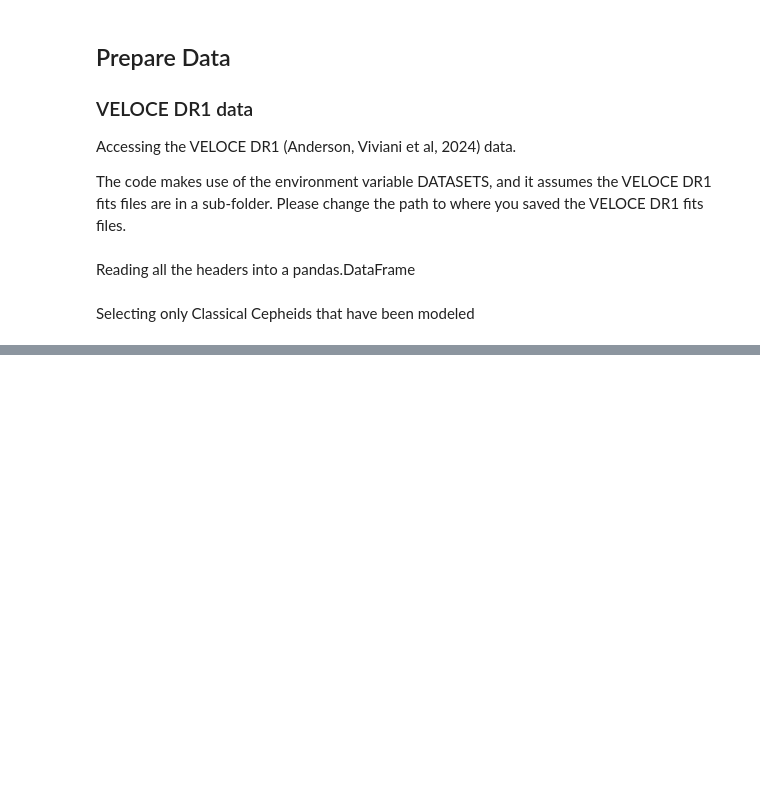
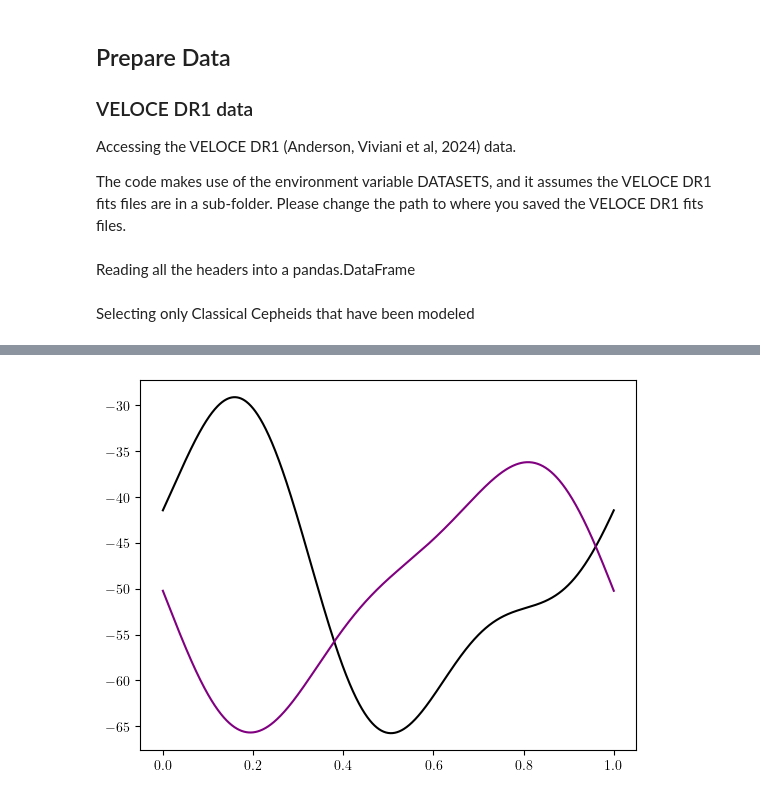
Before and after one commit to giordiviv/veloce-framework, a Jupyter notebook: notebooks/veloceIII_framework.ipynb, the cells around one changed output, grey strips where cells are left out. Saved outputs shown, nothing was run; the diff lists cells and outputs as text; code cells hidden in the pictures; blank space fills up the shorter version.

```diff
--- a/notebooks/veloceIII_framework.ipynb
+++ b/notebooks/veloceIII_framework.ipynb
@@ -75,0 +328,99 @@ veloce_data
+# %%
+ss = None
+nn = "V1197 Cen"
+for _, header in veloce_headers.iterrows():
+    if header["NAME"] == nn:
+        ss = header["GAIA_DR3_SOURCE_ID"]
+E = (
+    df_gaiadr3_selection[df_gaiadr3_selection["source_id"] == int(ss)]["epoch_rv"].iloc[
+        0
+    ]
+    + epoch_offset_gaiadr3
+)
+P = df_gaiadr3_selection[df_gaiadr3_selection["source_id"] == int(ss)]["pf"].iloc[0]
+A = df_gaiadr3_selection[df_gaiadr3_selection["source_id"] == int(ss)][
+    "fund_freq1_harmonic_ampl_rv"
+].iloc[0]
+phi = df_gaiadr3_selection[df_gaiadr3_selection["source_id"] == int(ss)][
+    "fund_freq1_harmonic_phase_rv"
+].iloc[0]
+A_g = df_gaiadr3_selection[df_gaiadr3_selection["source_id"] == int(ss)][
+    "fund_freq1_harmonic_ampl_g"
+].iloc[0]
+phi_g = df_gaiadr3_selection[df_gaiadr3_selection["source_id"] == int(ss)][
+    "fund_freq1_harmonic_phase_g"
+].iloc[0]
+A_bp = df_gaiadr3_selection[df_gaiadr3_selection["source_id"] == int(ss)][
+    "fund_freq1_harmonic_ampl_bp"
+].iloc[0]
+phi_bp = df_gaiadr3_selection[df_gaiadr3_selection["source_id"] == int(ss)][
+    "fund_freq1_harmonic_phase_bp"
+].iloc[0]
+A_rp = df_gaiadr3_selection[df_gaiadr3_selection["source_id"] == int(ss)][
+    "fund_freq1_harmonic_ampl_rp"
+].iloc[0]
+phi_rp = df_gaiadr3_selection[df_gaiadr3_selection["source_id"] == int(ss)][
+    "fund_freq1_harmonic_phase_rp"
+].iloc[0]
+vg = df_gaiadr3_selection[df_gaiadr3_selection["source_id"] == int(ss)][
+    "average_rv"
+].iloc[0]
+
+print(
+    df_gaiadr3_selection[df_gaiadr3_selection["source_id"] == int(ss)][
+        "num_clean_epochs_rv"
+    ].iloc[0]
+)
+print(E)
+f = 1 / P
+
+t_model = np.linspace(0, 1, 1000)
+coeffs = veloce_fit[veloce_fit["NAME"] == nn]["FS_COEFFS"].iloc[0]
+nharm = int(len(coeffs) / 2 + 0.5)
+fs = vf.model.FourierSeries(nharm=nharm)
+modelrv = fs.evaluate(coeffs, t_model)
+vgamm = veloce_fit[veloce_fit["NAME"] == nn]["V_GAMMA"].iloc[0]
+print(
+    veloce_headers[veloce_headers["NAME"] == nn]["E"].to_numpy() + epoch_offset_veloce
+)
+print(
+    (
+        E
+        - (
+            df_gaiadr3_selection[df_gaiadr3_selection["source_id"] == int(ss)][
+                "reference_time_rv"
+            ].iloc[0]
+            + epoch_offset_gaiadr3
+        )
+    )
+    / P
+    % 1
+)
+
+
+# t_model = np.linspace(min(t), max(t), 1000)
+def model_FS(x, A, phi):
+    model = np.zeros_like(x)
+    for k in range(len(A)):
+        model += A[k] * np.cos(2 * np.pi * (k + 1) * t_model + phi[k])
+    return model
+
+
+model_rv = model_FS(t_model, A, phi)
+
+fig, axs = plt.subplots()
+# plt.scatter(t, mag, s=5)
+plt.plot(t_model, model_rv + vg, color="black")
+plt.plot(t_model, modelrv + vgamm, color="purple")
+
+#
+model_g = model_FS(t_model, A_g, phi_g)
+model_bp = model_FS(t_model, A_bp, phi_bp)
+model_rp = model_FS(t_model, A_rp, phi_rp)
+fig, axs = plt.subplots()
+# plt.scatter(t, mag, s=5)
+plt.plot(t_model, model_g, color=color_safe["light_green"])
+plt.plot(t_model, model_bp, color=color_safe["blue"])
+plt.plot(t_model, model_rp, color=color_safe["dark_orange"])
+plt.gca().invert_yaxis()
+# %% [output]
@@ -75,0 +431 @@ veloce_data
+[figure, added]
```
Also changed, not shown: parts of 74 cells of this notebook.
